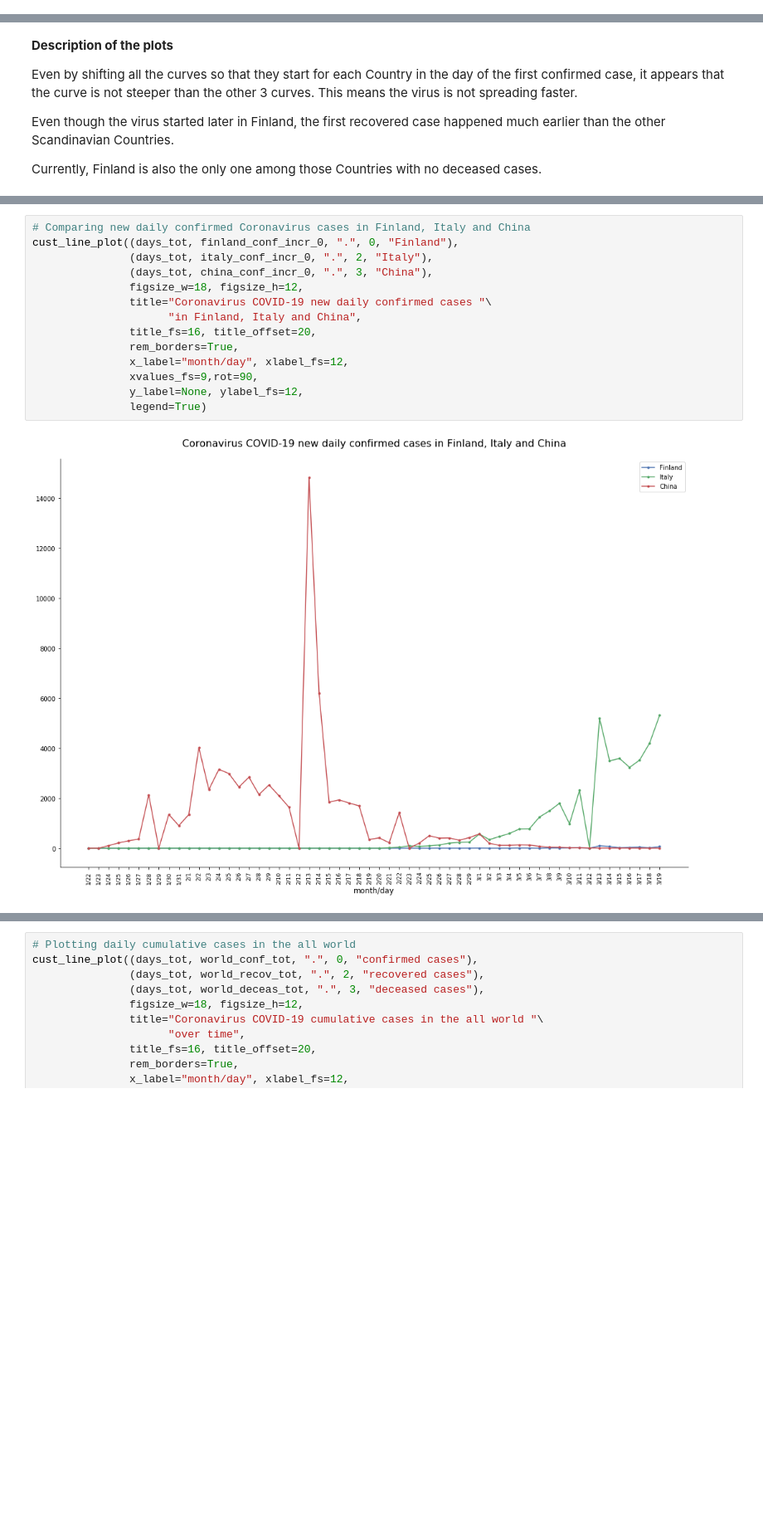
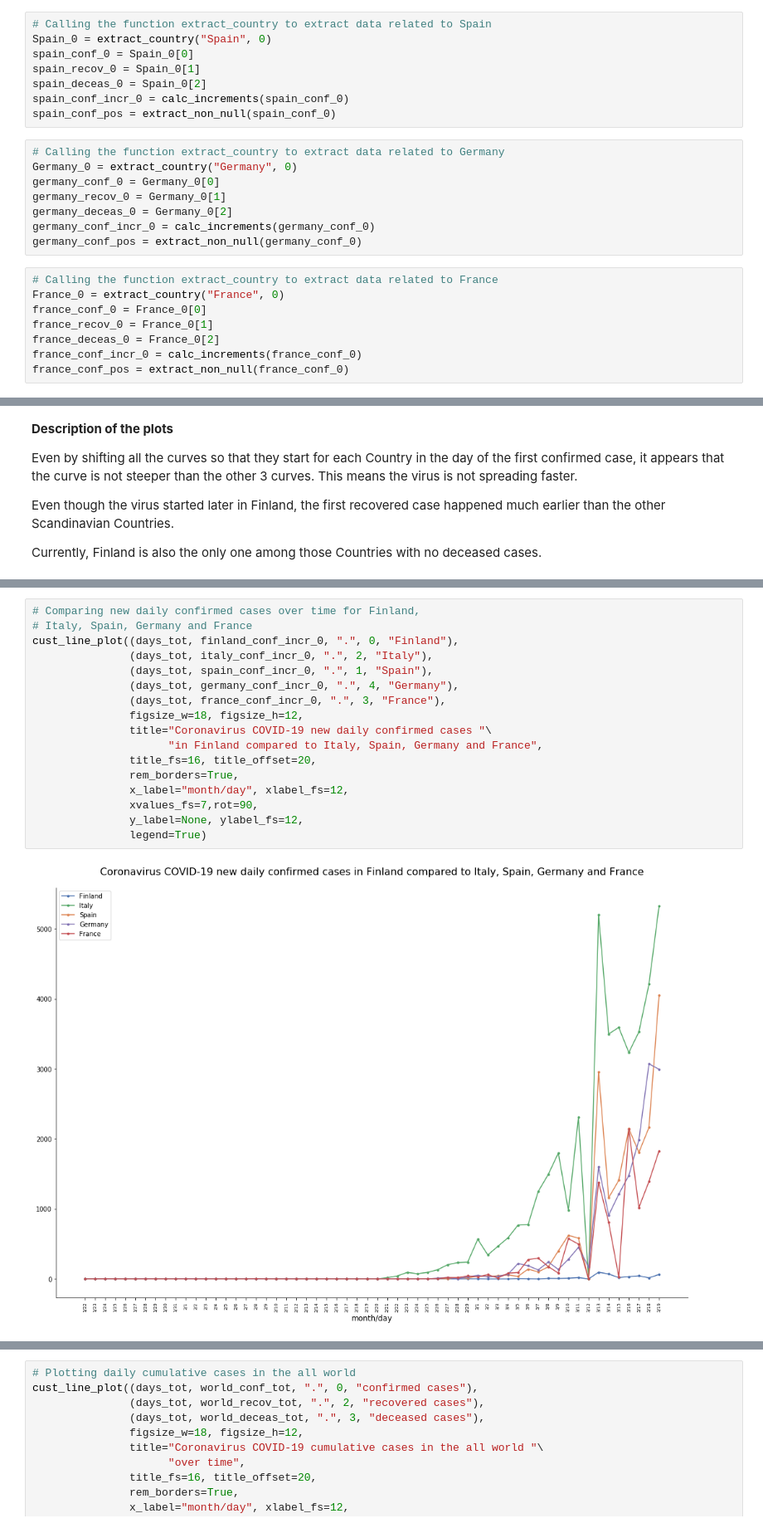
Before and after one commit to BerniHacker/Coronavirus, a Jupyter notebook: Coronavirus_Finland.ipynb, the cells around one changed output, grey strips where cells are left out. Shown at 83% size. Saved outputs shown, nothing was run; the diff lists cells and outputs as text; blank space fills up the shorter version.

Commit message:
plots about other European Countries added

```diff
--- a/Coronavirus_Finland.ipynb
+++ b/Coronavirus_Finland.ipynb
@@ -785,6 +807,30 @@ italy_recov_0 = Italy_0[1]
 italy_deceas_0 = Italy_0[2]
 italy_conf_incr_0 = calc_increments(italy_conf_0)
 italy_conf_pos = extract_non_null(italy_conf_0)
+# %%
+# Calling the function extract_country to extract data related to Spain
+Spain_0 = extract_country("Spain", 0)
+spain_conf_0 = Spain_0[0]
+spain_recov_0 = Spain_0[1]
+spain_deceas_0 = Spain_0[2]
+spain_conf_incr_0 = calc_increments(spain_conf_0)
+spain_conf_pos = extract_non_null(spain_conf_0)
+# %%
+# Calling the function extract_country to extract data related to Germany
+Germany_0 = extract_country("Germany", 0)
+germany_conf_0 = Germany_0[0]
+germany_recov_0 = Germany_0[1]
+germany_deceas_0 = Germany_0[2]
+germany_conf_incr_0 = calc_increments(germany_conf_0)
+germany_conf_pos = extract_non_null(germany_conf_0)
+# %%
+# Calling the function extract_country to extract data related to France
+France_0 = extract_country("France", 0)
+france_conf_0 = France_0[0]
+france_recov_0 = France_0[1]
+france_deceas_0 = France_0[2]
+france_conf_incr_0 = calc_increments(france_conf_0)
+france_conf_pos = extract_non_null(france_conf_0)
 # %% [markdown]
 #### 5.4.6. Data from China <a name="5.4.6."></a>
 # %%
@@ -1056,16 +1119,19 @@ cust_line_plot((days_tot, finland_conf_0, ".", 0, "confirmed cases in Finland"),
 # %%
-# Comparing new daily confirmed Coronavirus cases in Finland, Italy and China
+# Comparing new daily confirmed cases over time for Finland,
+# Italy, Spain, Germany and France
 cust_line_plot((days_tot, finland_conf_incr_0, ".", 0, "Finland"),
                (days_tot, italy_conf_incr_0, ".", 2, "Italy"),
-               (days_tot, china_conf_incr_0, ".", 3, "China"),
+               (days_tot, spain_conf_incr_0, ".", 1, "Spain"),
+               (days_tot, germany_conf_incr_0, ".", 4, "Germany"),
+               (days_tot, france_conf_incr_0, ".", 3, "France"),
                figsize_w=18, figsize_h=12,
                title="Coronavirus COVID-19 new daily confirmed cases "\
-                     "in Finland, Italy and China",
+                     "in Finland compared to Italy, Spain, Germany and France",
                title_fs=16, title_offset=20,
                rem_borders=True,
                x_label="month/day", xlabel_fs=12,
-               xvalues_fs=9,rot=90,
+               xvalues_fs=7,rot=90,
                y_label=None, ylabel_fs=12,
                legend=True)
 # %% [output]
-[figure, old version]
+[figure, new version]
```
Also changed, not shown: parts of 14 cells of this notebook, 1 other file.
